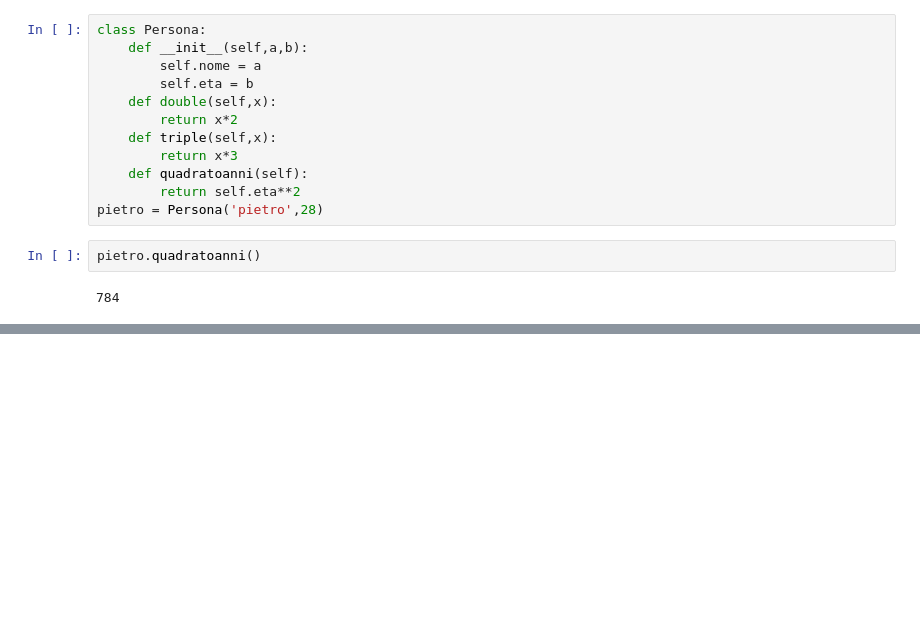
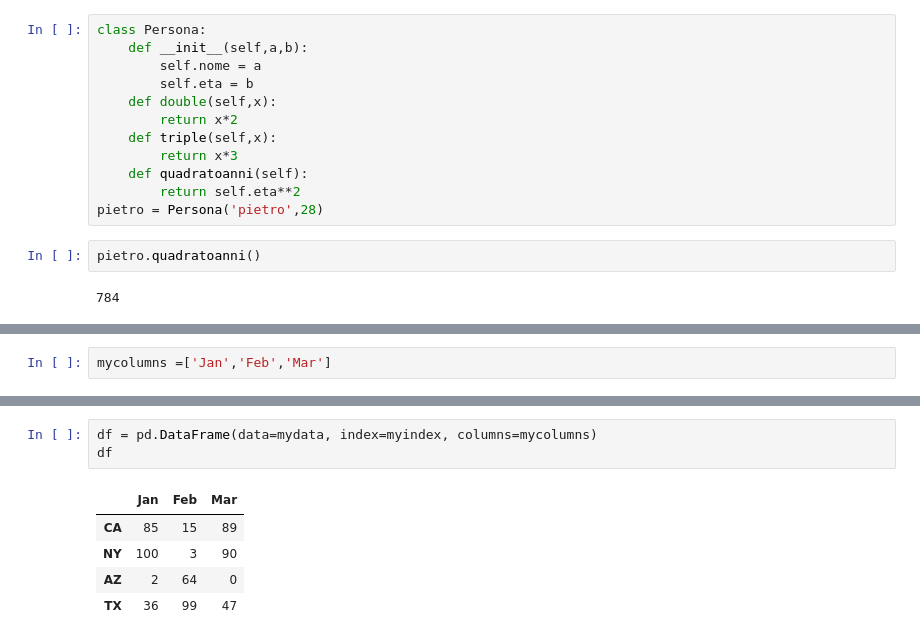
Before and after one commit to pietrolo94/primarepo, a Jupyter notebook: img/test.ipynb, the cells around one changed output, grey strips where cells are left out. Saved outputs shown, nothing was run; the diff lists cells and outputs as text; blank space fills up the shorter version.

```diff
--- a/img/test.ipynb
+++ b/img/test.ipynb
@@ -54,0 +69,2 @@ pietro.quadratoanni()
+# %%
+mycolumns =['Jan','Feb','Mar']
@@ -54,0 +89,9 @@ pietro.quadratoanni()
+# %%
+df = pd.DataFrame(data=mydata, index=myindex, columns=mycolumns)
+df
+# %% [output]
+|  | Jan | Feb | Mar |
+| CA | 85 | 15 | 89 |
+| NY | 100 | 3 | 90 |
+| AZ | 2 | 64 | 0 |
+| TX | 36 | 99 | 47 |
```
Also changed, not shown: parts of 8 cells of this notebook, 1 other file.
